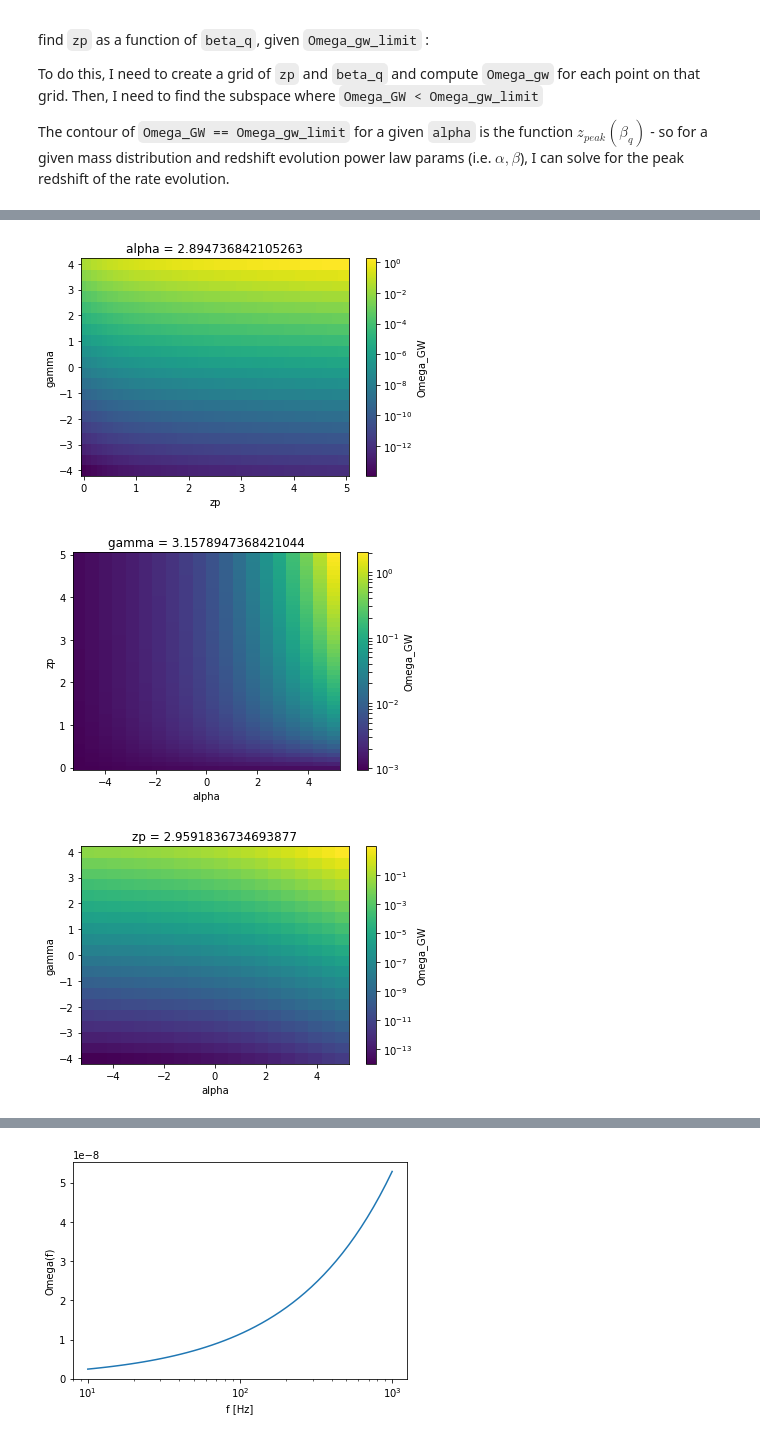
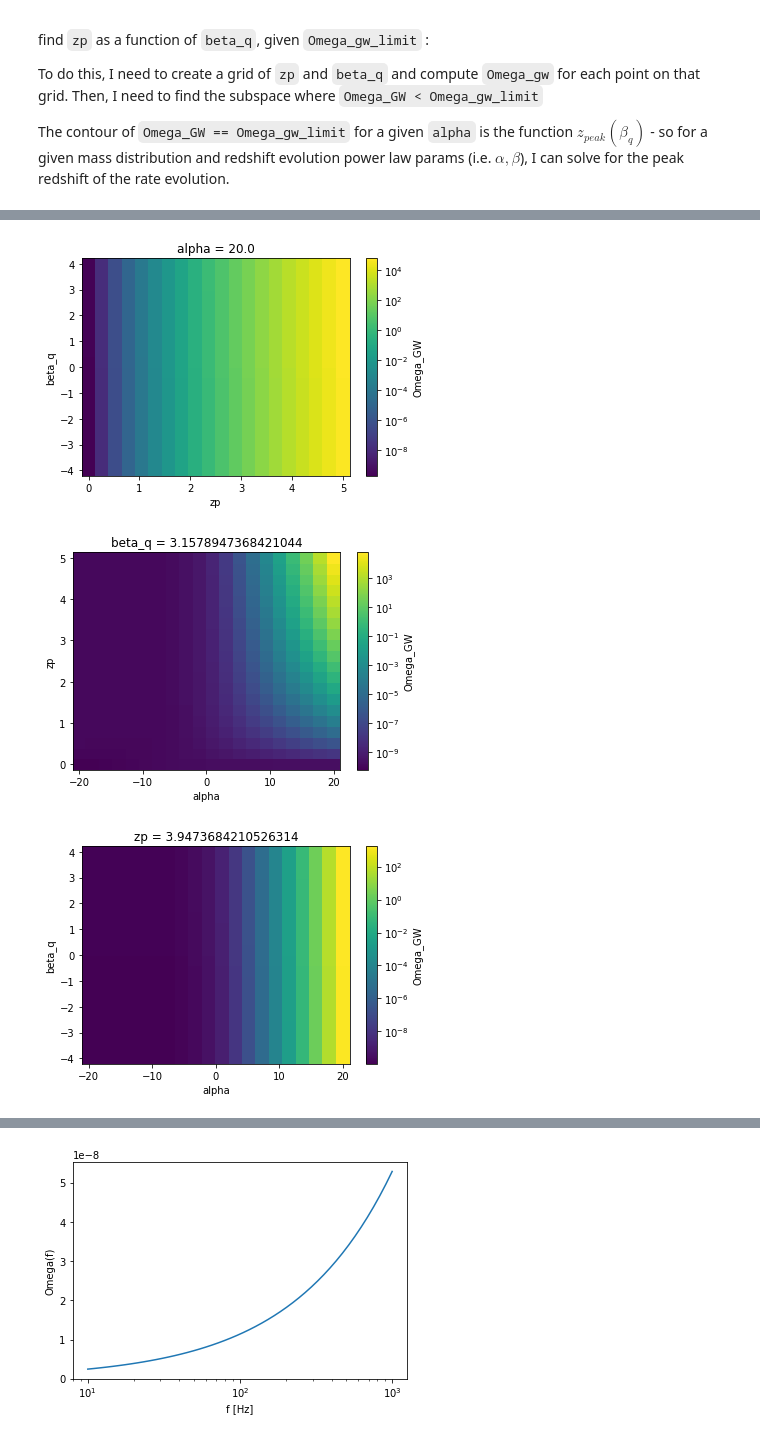
Before and after one commit to afarah18/stochastic_cosmo, a Jupyter notebook: horizon_dist_calculator.ipynb, the cells around one changed output, grey strips where cells are left out. Saved outputs shown, nothing was run; the diff lists cells and outputs as text; code cells hidden in the pictures.

Commit message:
re-run OmegaGW calcs for plaw_selection with corrected alpha in the z-evo

```diff
--- a/horizon_dist_calculator.ipynb
+++ b/horizon_dist_calculator.ipynb
@@ -281,21 +282,21 @@ To do this, I need to create a grid of `zp` and `beta_q` and compute `Omega_gw`
 The contour of `Omega_GW == Omega_gw_limit` for a given `alpha` is the function $z_{peak} (\beta_q)$ - so for a given mass distribution and redshift evolution power law params (i.e. $\alpha, \beta$), I can solve for the peak redshift of the rate evolution.
 # %%
 #mass dist params
-# beta_q_array = np.linspace(-50,50)
+beta_q_array = np.linspace(-50,50,20)
 # gamma_array = np.linspace(-4,4,20)
-# #z evo params
-# zp_array = np.linspace(0,5)
-# alpha_arr = np.linspace(-5,5,20)
-# Omega_gw_gza = np.zeros((len(gamma_array),len(zp_array),len(alpha_arr)))
+#z evo params
+zp_array = np.linspace(0,5,20)
+alpha_arr = np.linspace(-20,20,20)
+Omega_gw_bza = np.zeros((len(beta_q_array),len(zp_array),len(alpha_arr)))
 for z in range(len(zp_array)):
     print z
     for a in range(len(alpha_arr)):
         z_params = [zp_array[z], alpha_arr[a], 7.]
-#         for b in range(len(beta_q_array)):
-#             beta_q = beta_q_array[b]
-        for g in range(len(gamma_array)):
-            gamma = gamma_array[g]
-            Omega_gw_gza[g,z,a] = OmegaGW(1000,0.3,fref,massdist=model_A,z_evo_params=z_params)
+        for b in range(len(beta_q_array)):
+            beta_q = beta_q_array[b]
+#         for g in range(len(gamma_array)):
+#             gamma = gamma_array[g]
+            Omega_gw_bza[b,z,a] = OmegaGW(1000,0.3,fref,massdist=plaw_selection,z_evo_params=z_params)
 # %% [output]
 0
 1
@@ -318,6 +321,6 @@ for z in range(len(zp_array)):
 # %%
-Omega_xr = xr.DataArray(Omega_gw_gza,
-                        dims = ('gamma','zp','alpha'),
+Omega_xr = xr.DataArray(Omega_gw_bza,
+                        dims = ('beta_q','zp','alpha'),
                         coords = (gamma_array,zp_array,alpha_arr),
                         name = 'Omega_GW')
 # %%
@@ -325,18 +328,17 @@ Omega_xr.to_netcdf('data/OmegaGW_model_A.nc')
 # %%
-Omega_xr.sel({'alpha':3},method='nearest').plot(norm=LogNorm())#(norm=LogNorm(vmin=1e-20, vmax=1e45))
+Omega_xr.sel({'alpha':20},method='nearest').plot(norm=LogNorm())#(norm=LogNorm(vmin=1e-20, vmax=1e45))
 plt.show()
-#cbar spans 1-10 OOM (less than 1 for all alpha in range [-5,5])
+#cbar spans 1-15 OOM (less than 1 for all alpha in range [-20,15])
 
-Omega_xr.sel({'gamma':3},method='nearest').plot(norm=LogNorm())#(norm=LogNorm(vmin=1e-20, vmax=1e45))
+Omega_xr.sel({'beta_q':3},method='nearest').plot(norm=LogNorm())#(norm=LogNorm(vmin=1e-20, vmax=1e45))
 plt.show()
-#cbar spans 56 OOM over alpha in [-20,20] and 3 OOM over alpha in [-5,5]
+#cbar spans 13 OOM over alpha in [-20,20] and 2 OOM over alpha in [-5,5]
 
-Omega_xr.sel({'zp':3},method='nearest').plot(norm=LogNorm())#(norm=LogNorm(vmin=1e-20, vmax=1e45))
+Omega_xr.sel({'zp':4},method='nearest').plot(norm=LogNorm())#(norm=LogNorm(vmin=1e-20, vmax=1e45))
 plt.show()
-#cbar spans 42 OOM over alpha in [-20,20] and 2 OOM over alpha in [-5,5]
-#cbar spans 13 OOM over alpha in -5,5 with alpha bug fix
+#cbar spans 12 OOM over alpha in [-20,20] and 13 OOM over alpha in [-5,5]
 # %% [output]
-[figure, old version]
+[figure, new version]
-[figure, old version]
+[figure, new version]
-[figure, old version]
+[figure, new version]
 # %% [markdown]
```
Also changed, not shown: parts of 8 cells of this notebook.
